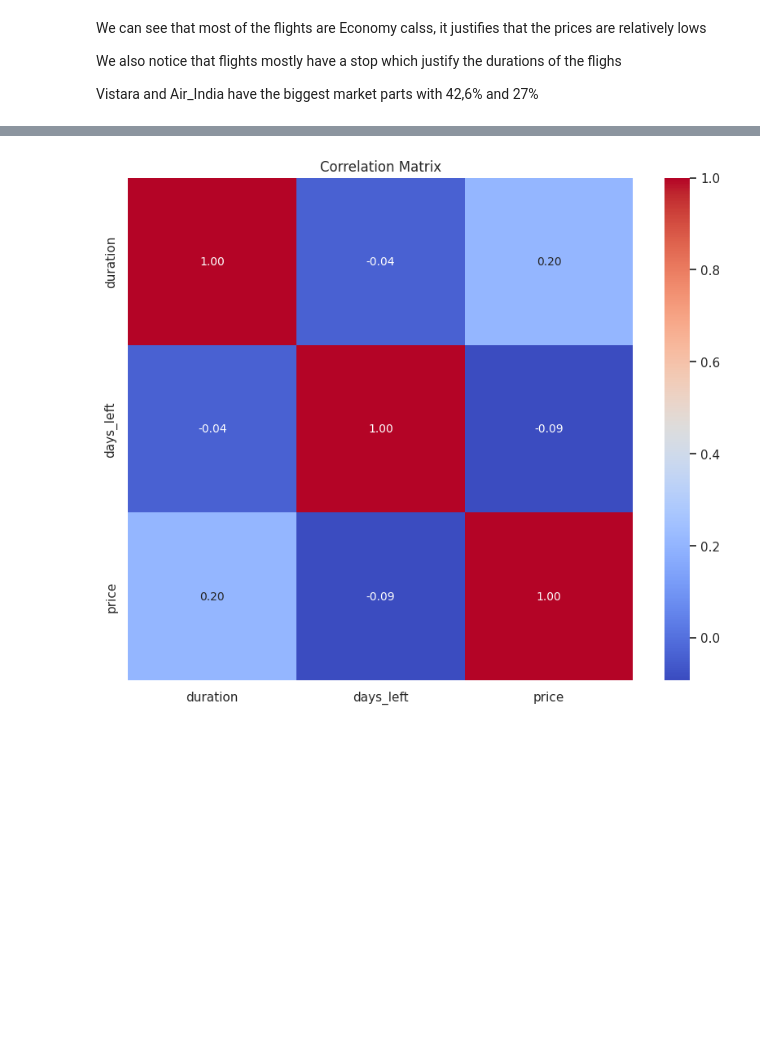
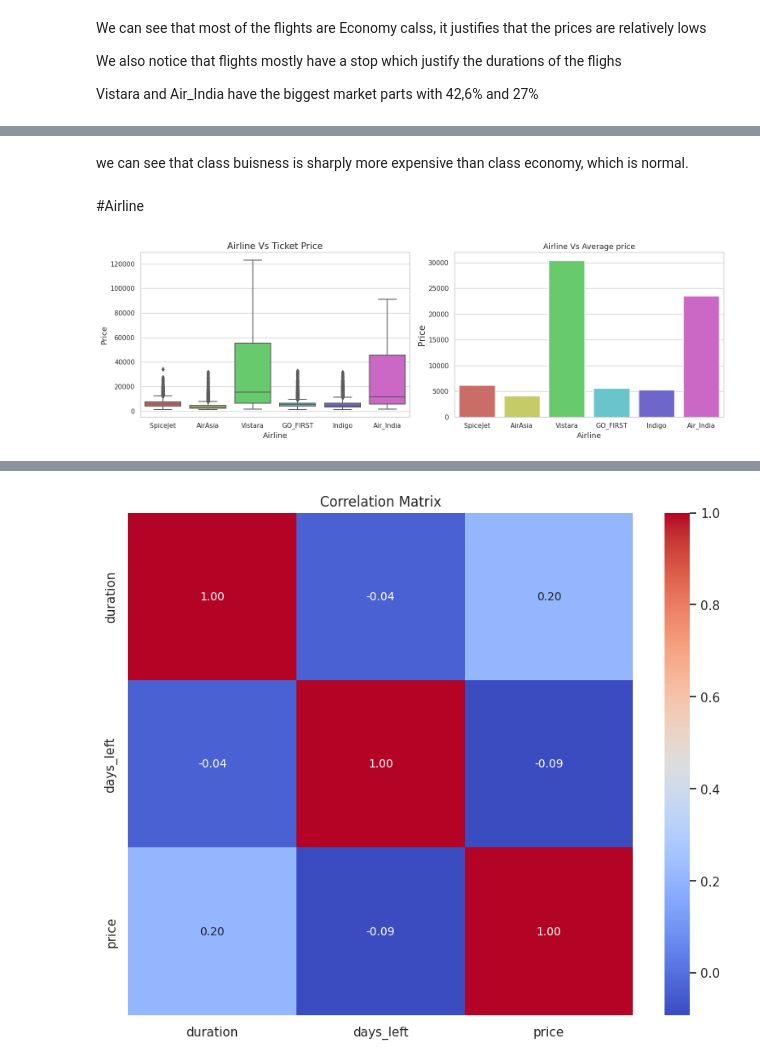
Before and after one commit to ZakariaSoukrat/SkyForcasters, a Jupyter notebook: Projet_AAA_.ipynb, the cells around one changed output, grey strips where cells are left out. Drawn from its saved outputs; the diff is of its cells as text; code cells hidden in the pictures; blank space fills up the shorter version.

```diff
--- a/Projet_AAA_.ipynb
+++ b/Projet_AAA_.ipynb
@@ -223,0 +250,26 @@ Vistara and Air_India have the biggest market parts with 42,6% and 27%
+# %% [markdown]
+we can see that class buisness is sharply more expensive than class economy, which is normal.
+# %% [markdown]
+#Airline
+# %%
+fig, axs = plt.subplots(1, 2, figsize=(15, 5))
+
+# Boxplot: Stops Vs Ticket Price
+sns.boxplot(x='airline', y='price', data=data, palette='hls', ax=axs[0])
+axs[0].set_title('Airline Vs Ticket Price', fontsize=15)
+axs[0].set_xlabel('Airline', fontsize=13)
+axs[0].set_ylabel('Price', fontsize=13)
+
+# Barplot: Stops Vs Avarage Price
+sns.barplot(data=data, x='airline', y='price',  palette='hls', errorbar=None,ax=axs[1])
+axs[1].set_title('Airline Vs Average price', fontsize=13)
+axs[1].set_xlabel('Airline', fontsize=13)
+axs[1].set_ylabel('Price', fontsize=15)
+
+# Adjust layout to prevent overlapping
+plt.tight_layout()
+
+# Show the plots
+plt.show()
+# %% [output]
+[figure, added]
```
Also changed, not shown: parts of 82 cells of this notebook.
